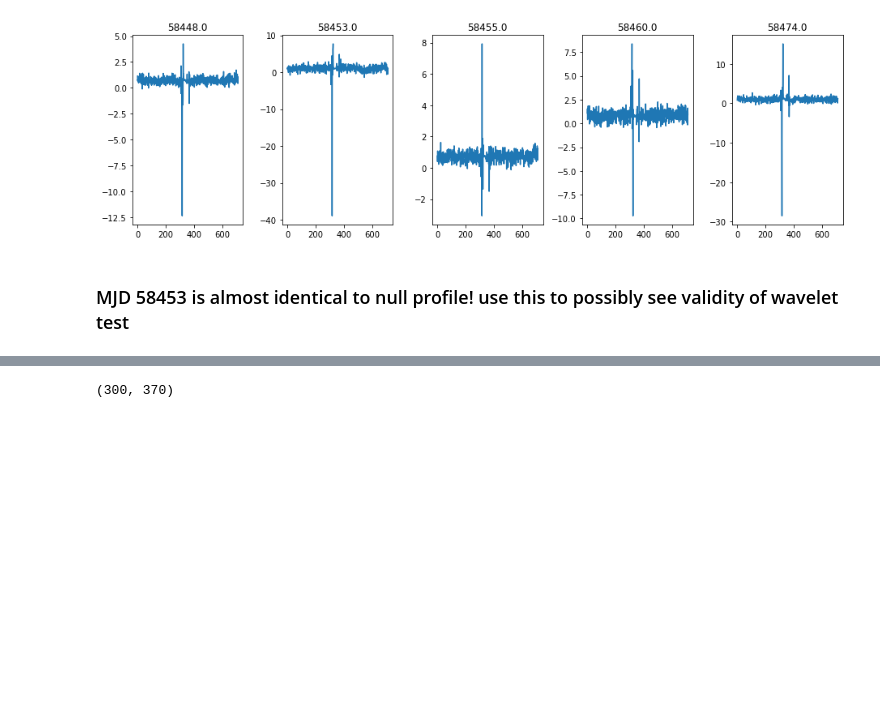
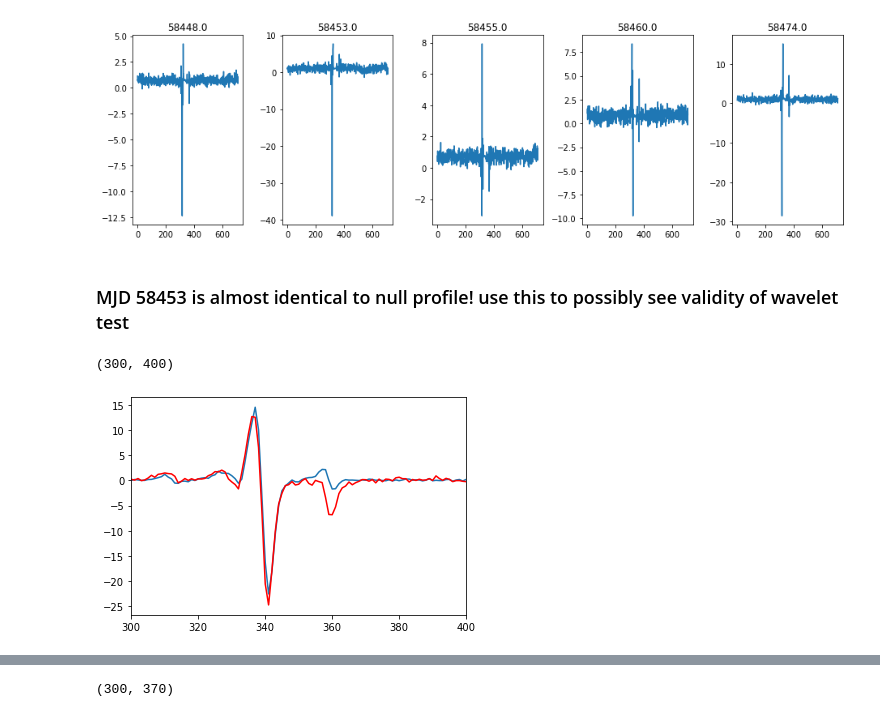
Before and after one commit to minyoungk99/IRES, a Jupyter notebook: other_notebooks/create_ratios_diffs.ipynb, the cells around one changed output, grey strips where cells are left out. Saved outputs shown, nothing was run; the diff lists cells and outputs as text; code cells hidden in the pictures; blank space fills up the shorter version.

```diff
--- a/other_notebooks/create_ratios_diffs.ipynb
+++ b/other_notebooks/create_ratios_diffs.ipynb
@@ -54,6 +54,15 @@ u.gridplot(ratios[40:45,], 5, hist=False, figsize=(13, 4), mjd=mjd[41:46])
 [figure]
 # %% [markdown]
 ### MJD 58453 is almost identical to null profile! use this to possibly see validity of wavelet test
+# %%
+ind1 = np.where(mjd == 58265.)[0][0]
+ind2 = np.where(mjd == 58632.)[0][0]
+plt.plot(diffs[ind1-1])
+plt.plot(diffs[ind2-1], 'r')
+plt.xlim(300,400)
+# %% [output]
+(300, 400)
+[figure, added]
 # %%
 diffs = np.vstack(tuple(i-standard for i in profs[1:]))
 
```
Also changed, not shown: parts of 3 cells of this notebook, 14 other files.
